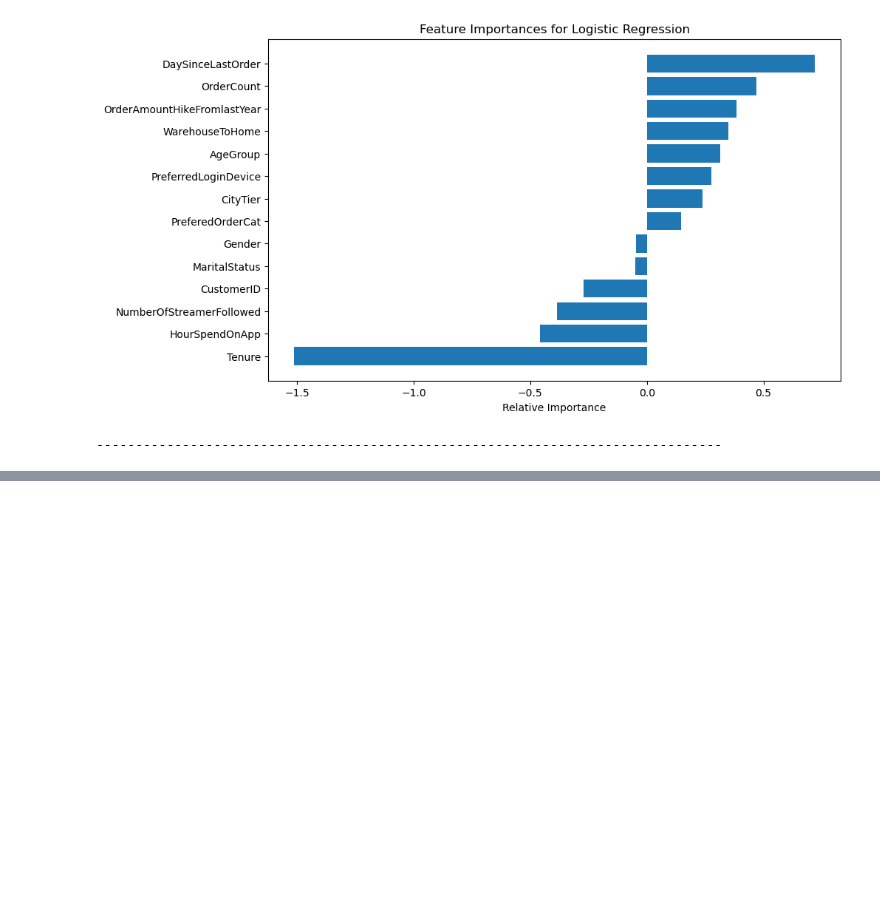
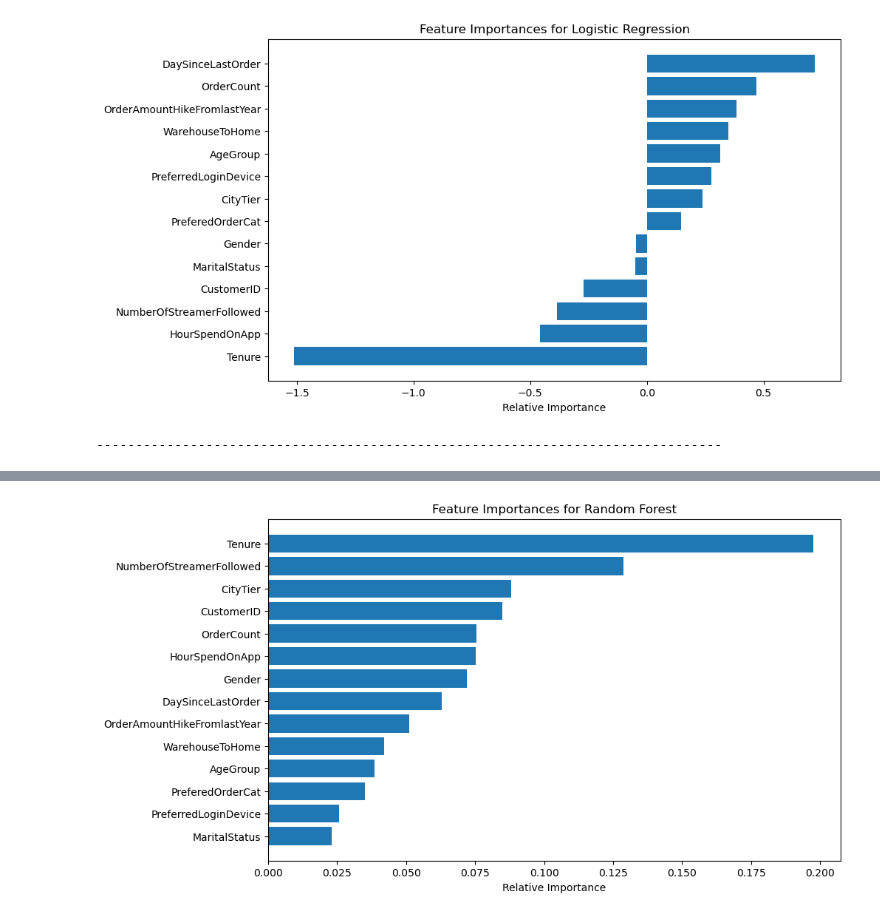
Before and after one commit to Yzkkk/IS5126_FinalProject, a Jupyter notebook: model.ipynb, the cells around one changed output, grey strips where cells are left out. Drawn from its saved outputs; the diff is of its cells as text; code cells hidden in the pictures; blank space fills up the shorter version.

Commit message:
update
fill_na / model

```diff
--- a/model.ipynb
+++ b/model.ipynb
@@ -12,7 +12,7 @@ from sklearn.metrics import roc_auc_score
 from sklearn.metrics import roc_curve
 # %%
 # Load the data
-data = pd.read_excel("/Users/bvnosssssv/Jupyter/IS5126-Grp-hw/final project/Project Dataset.xlsx", sheet_name='E Comm')
+data = pd.read_csv("Project Dataset.csv")
 data.info()
 # %% [output]
 <class 'pandas.core.frame.DataFrame'>
@@ -173,0 +162,91 @@ file_path = './model.pkl'
+# %%
+from sklearn.compose import ColumnTransformer
+from sklearn.pipeline import Pipeline
+from sklearn.impute import SimpleImputer
+from sklearn.preprocessing import OneHotEncoder, StandardScaler
+from sklearn.linear_model import LogisticRegression
+from sklearn.ensemble import RandomForestClassifier
+from sklearn.svm import SVC
+from sklearn.model_selection import GridSearchCV, train_test_split
+from sklearn.metrics import roc_auc_score, classification_report
+import numpy as np
+import matplotlib.pyplot as plt
+
+# Define the features and target
+X = data.drop('Churn', axis=1)
+y = data['Churn']
+
+# Define the column transformer
+preprocessor = ColumnTransformer(
+    transformers=[
+        ('num', Pipeline(steps=[
+            ('imputer', SimpleImputer(strategy='median')),
+            ('scaler', StandardScaler())]),
+         X.select_dtypes(include=['int64', 'float64']).columns),
+    ])
+
+# Define the models
+models = {
+    'Random Forest': RandomForestClassifier(random_state=42),
+    'Support Vector Machine': SVC(kernel='linear', random_state=42)
+}
+
+# Define separate hyperparameter grids
+rf_param_grid = {
+    'classifier__n_estimators': [10, 50, 200, 300, 10000],
+    'classifier__max_depth': [10, 20, 30]
+}
+
+svc_param_grid = {
+    'classifier__C': [0.1, 1, 10, 100],
+    'classifier__gamma': [1, 0.1, 0.01, 0.001],
+    'classifier__kernel': ['linear', 'rbf', 'poly', 'sigmoid']
+}
+
+# Split the data
+X_train, X_test, y_train, y_test = train_test_split(X, y, test_size=0.2, random_state=42)
+
+# Train and evaluate each model
+for model_name, model in models.items():
+    if model_name == 'Random Forest':
+        param_grid = rf_param_grid
+    elif model_name == 'Support Vector Machine':
+        param_grid = svc_param_grid
+
+    clf = Pipeline(steps=[('preprocessor', preprocessor),
+                          ('classifier', model)])
+
+    cv = GridSearchCV(clf, param_grid, scoring='f1', cv=5)
+    cv.fit(X_train, y_train)
+
+    # Evaluate the best model on the test data
+    y_pred = cv.predict(X_test)
+    score = roc_auc_score(y_test, y_pred)
+
+    print(f"Model: {model_name}")
+    print(f'ROC-AUC Score: {score}')
+    print(classification_report(y_test, y_pred))
+    print(f'Best Parameters: {cv.best_params_}')
+
+    # Calculate and visualize feature importances
+    best_model = cv.best_estimator_.named_steps['classifier']
+    if model_name == 'Random Forest':
+        importances = best_model.feature_importances_
+    elif model_name == 'Support Vector Machine' and cv.best_params_['classifier__kernel'] == 'linear':
+        importances = np.abs(best_model.coef_[0])
+    else:
+        importances = None
+
+    if importances is not None:
+        features = X.columns
+        indices = np.argsort(importances)
+
+        plt.figure(figsize=(10, 6))
+        plt.title(f'Feature Importances for {model_name}')
+        plt.barh(range(len(indices)), importances[indices], align='center')
+        plt.yticks(range(len(indices)), [features[i] for i in indices])
+        plt.xlabel('Relative Importance')
+        plt.show()
+
+    print("-" * 80)
+# %% [output]
@@ -173,0 +265 @@ file_path = './model.pkl'
+[figure, added]
```
Also changed, not shown: parts of 7 cells of this notebook, 5 other files.
